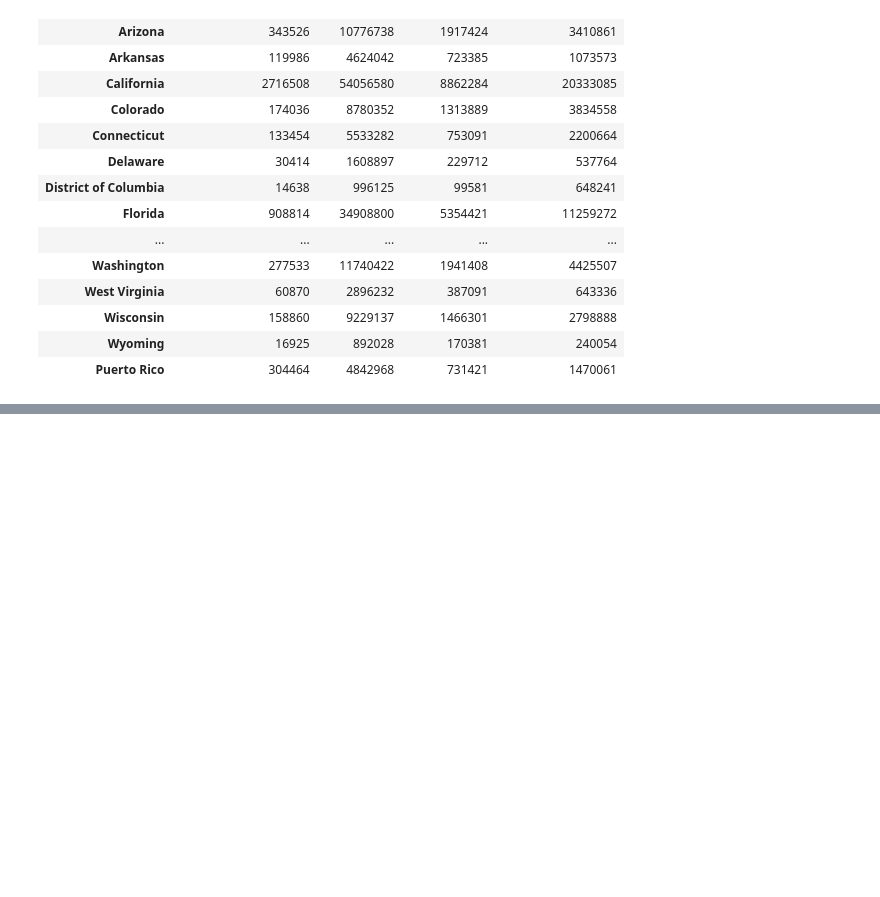
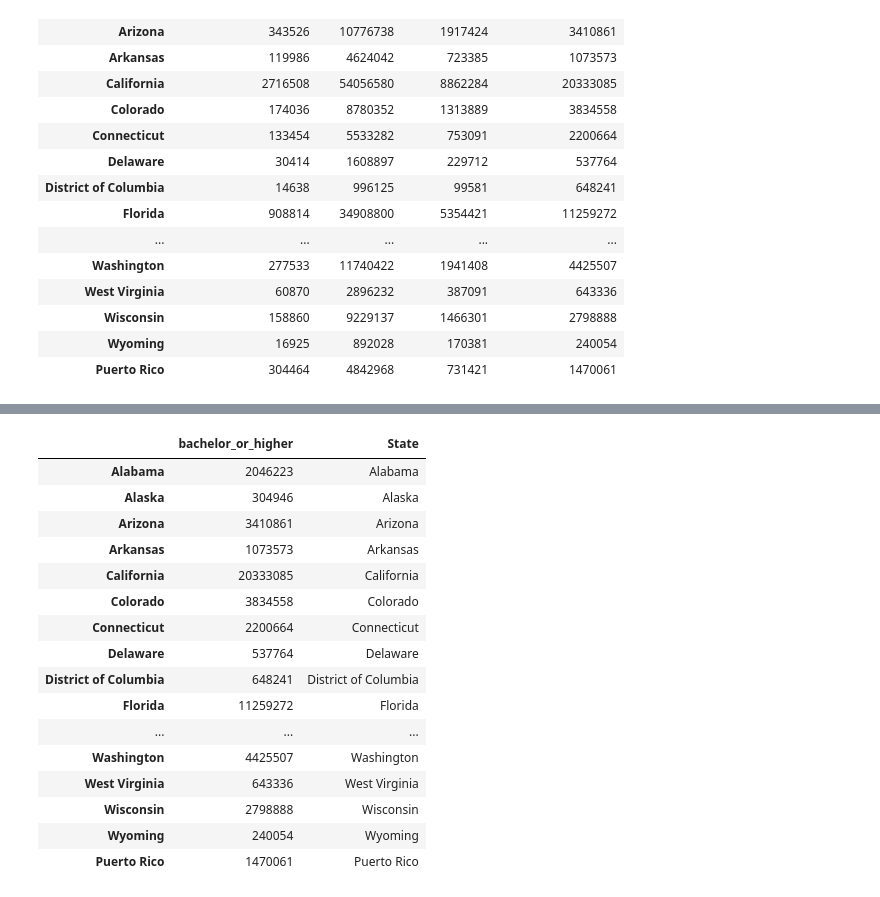
Before and after one commit to jz024/math189_project, a Jupyter notebook: education level.ipynb, the cells around one changed output, grey strips where cells are left out. Cells and saved outputs as stored; diff of their text form; code cells hidden in the pictures; blank space fills up the shorter version.

```diff
--- a/education level.ipynb
+++ b/education level.ipynb
@@ -239,0 +253,3 @@ educational_level
+# %%
+# Remove unecessary Columns
+total_employment = df.drop(columns=['12-month percent change in employment', '12-month net change in employment (thousands)'])
@@ -239,0 +287,21 @@ educational_level
+# %%
+educational_level['State'] = np.array(total_employment['State'])
+educational_level
+# %% [output]
+|  | bachelor_or_higher | State |
+| Alabama | 2046223 | Alabama |
+| Alaska | 304946 | Alaska |
+| Arizona | 3410861 | Arizona |
+| Arkansas | 1073573 | Arkansas |
+| California | 20333085 | California |
+| Colorado | 3834558 | Colorado |
+| Connecticut | 2200664 | Connecticut |
+| Delaware | 537764 | Delaware |
+| District of Columbia | 648241 | District of Columbia |
+| Florida | 11259272 | Florida |
+| ... | ... | ... |
+| Washington | 4425507 | Washington |
+| West Virginia | 643336 | West Virginia |
+| Wisconsin | 2798888 | Wisconsin |
+| Wyoming | 240054 | Wyoming |
+| Puerto Rico | 1470061 | Puerto Rico |
```
Also changed, not shown: parts of 13 cells of this notebook.
